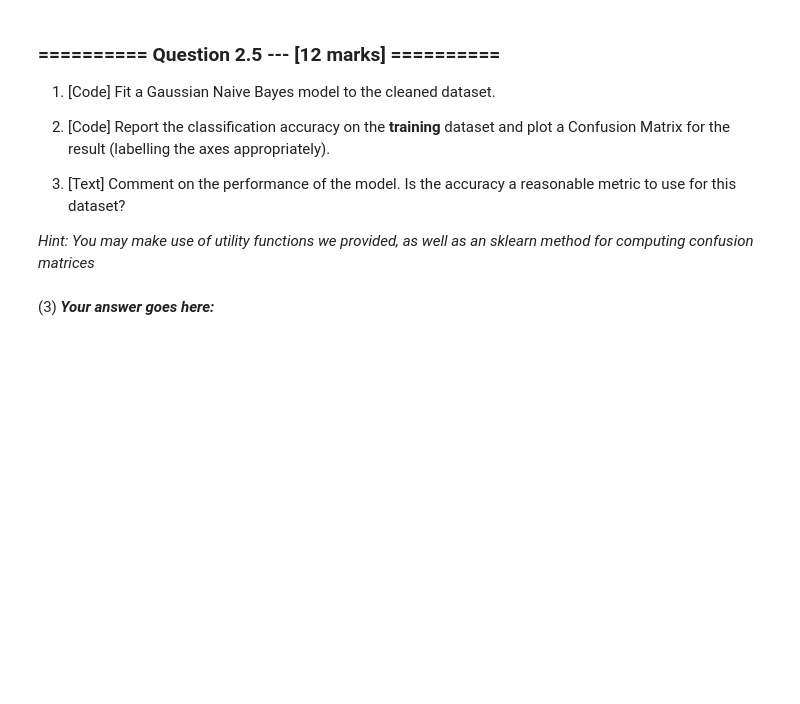
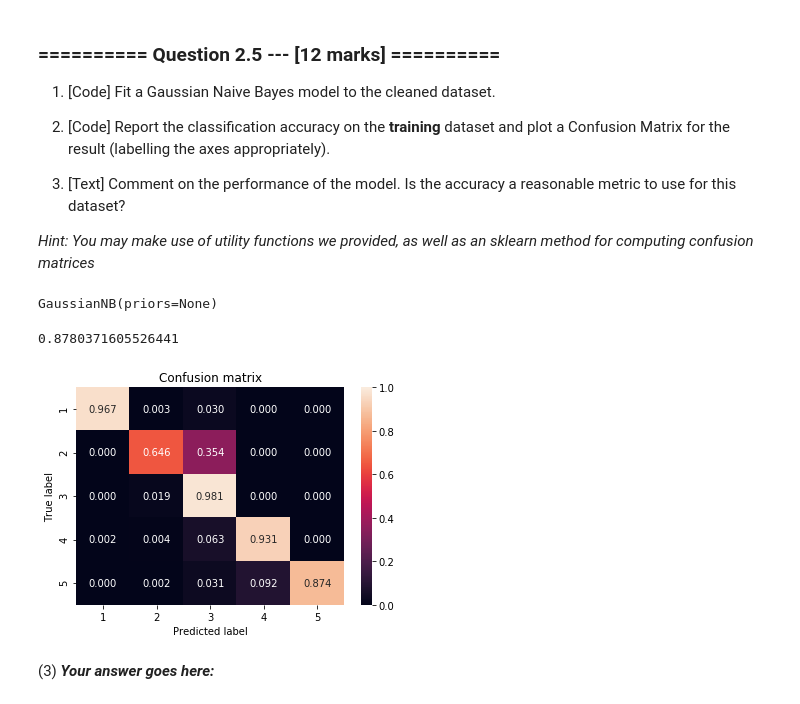
Before and after one commit to zhanshenlc/IAML2018, a Jupyter notebook: Assignments/01_Analysis.ipynb, the cells around one changed output. Cells and saved outputs as stored; diff of their text form; code cells hidden in the pictures; blank space fills up the shorter version.

```diff
--- a/Assignments/01_Analysis.ipynb
+++ b/Assignments/01_Analysis.ipynb
@@ -275,3 +316,7 @@ Load the cleaned datasets `train_20news.csv` and `test_20news.csv` into pandas d
 *Hint: You may make use of utility functions we provided, as well as an sklearn method for computing confusion matrices*
 # %%
 # (1) # Your Code goes here:
+gnb = GaussianNB()
+gnb.fit(X=news_train.drop(columns='class'), y=news_train['class'])
+# %% [output]
+GaussianNB(priors=None)
@@ -280,3 +323,11 @@ Load the cleaned datasets `train_20news.csv` and `test_20news.csv` into pandas d
+# %%
+# (2) # Your Code goes here:
+display(accuracy_score(y_true=news_train['class'], y_pred=gnb.predict(X=news_train.drop(columns='class'))))
+cm1= confusion_matrix(y_true=news_train['class'], y_pred=gnb.predict(news_train.drop(columns='class')))
+plt4 = plot_confusion_matrix(cm=cm1, classes=['1','2','3','4','5'])
+# %% [output]
+0.8780371605526441
+[figure, added]
 # %% [markdown]
 (3) ***Your answer goes here:***
 # %% [markdown]
```
Also changed, not shown: parts of 13 cells of this notebook.
